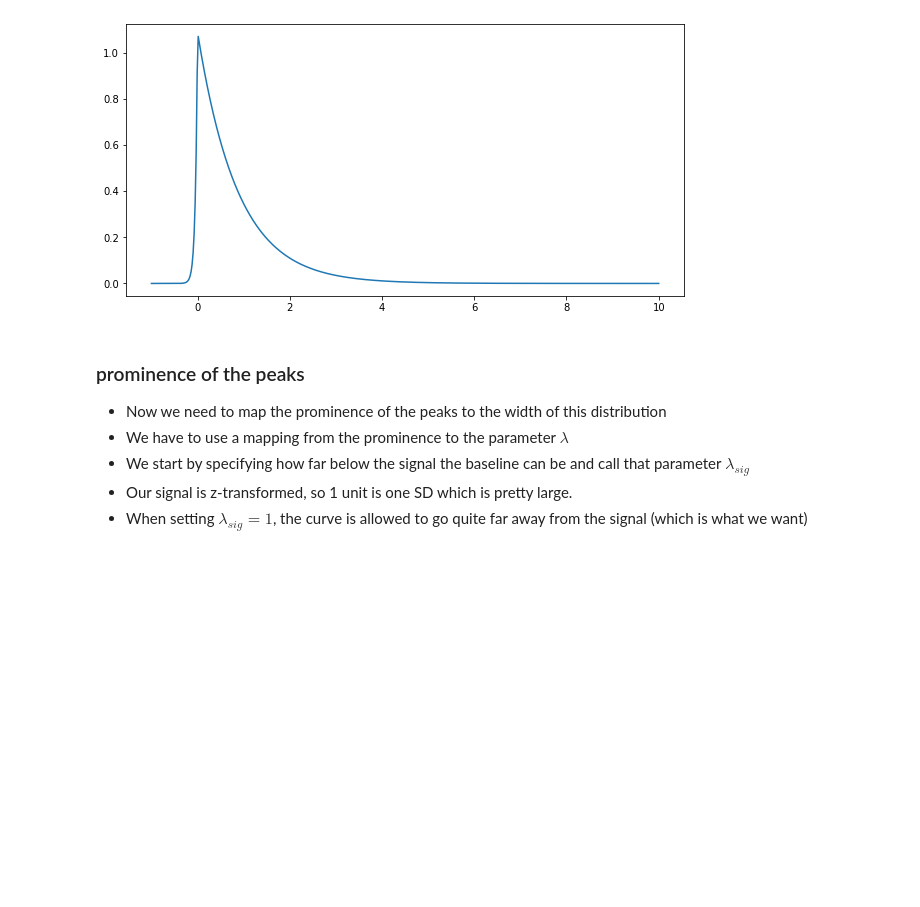
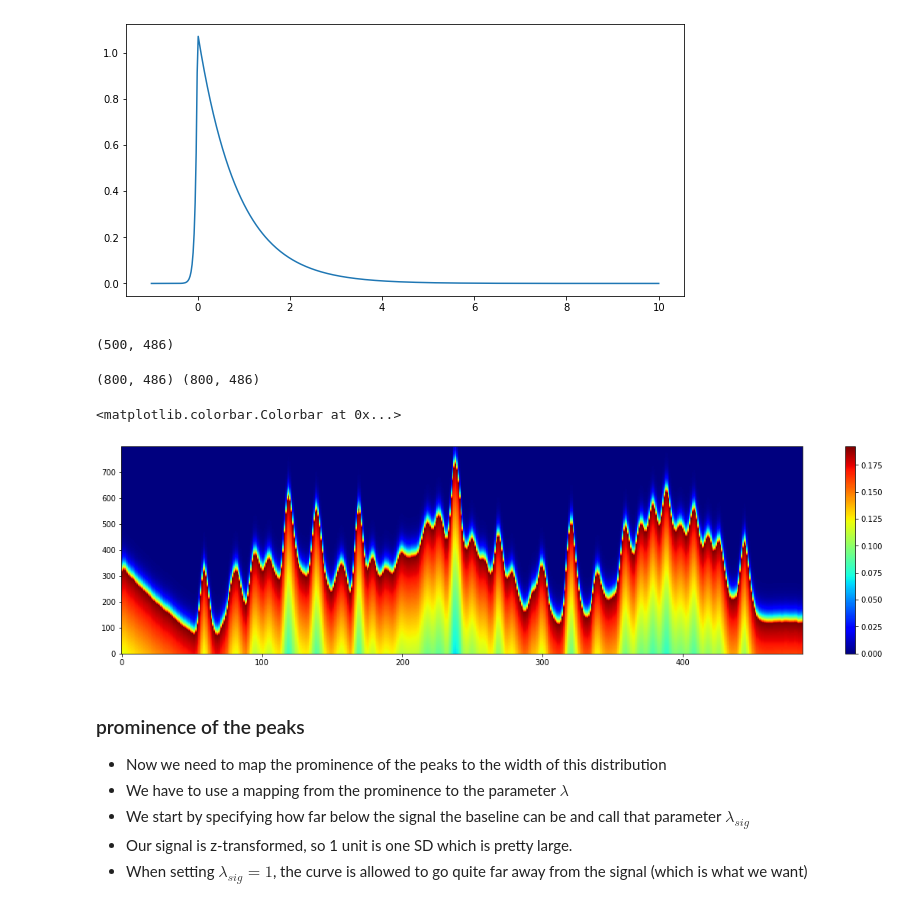
Before and after one commit to ihrke/pypillometry, a Jupyter notebook: notebooks/baseline_interp.ipynb, the cells around one changed output. Drawn from its saved outputs; the diff is of its cells as text; code cells hidden in the pictures; blank space fills up the shorter version.

```diff
--- a/notebooks/baseline_interp.ipynb
+++ b/notebooks/baseline_interp.ipynb
@@ -109,3 +109,21 @@ print("Proportion negative=",propneg)
 kappa= 0.22941573387056177
 Proportion negative= 0.052898137321281825
 [figure]
+# %%
+SY.shape
+# %% [output]
+(500, 486)
+# %%
+py=pp.p_asym_laplac_kappa(-1*(Y-SY), 0, 1, 0.2)
+# %%
+print(X.shape, Y.shape)
+SY=np.tile(syd, (ny,1))
+
+plt.figure(figsize=(20,5))
+plt.imshow(py, origin='lower', cmap="jet", aspect="auto")
+#plt.plot(txd, syd*500)
+plt.colorbar()
+# %% [output]
+(800, 486) (800, 486)
+<matplotlib.colorbar.Colorbar at 0x...>
+[figure, added]
```
Also changed, not shown: parts of 1 cell of this notebook, 3 other files.
